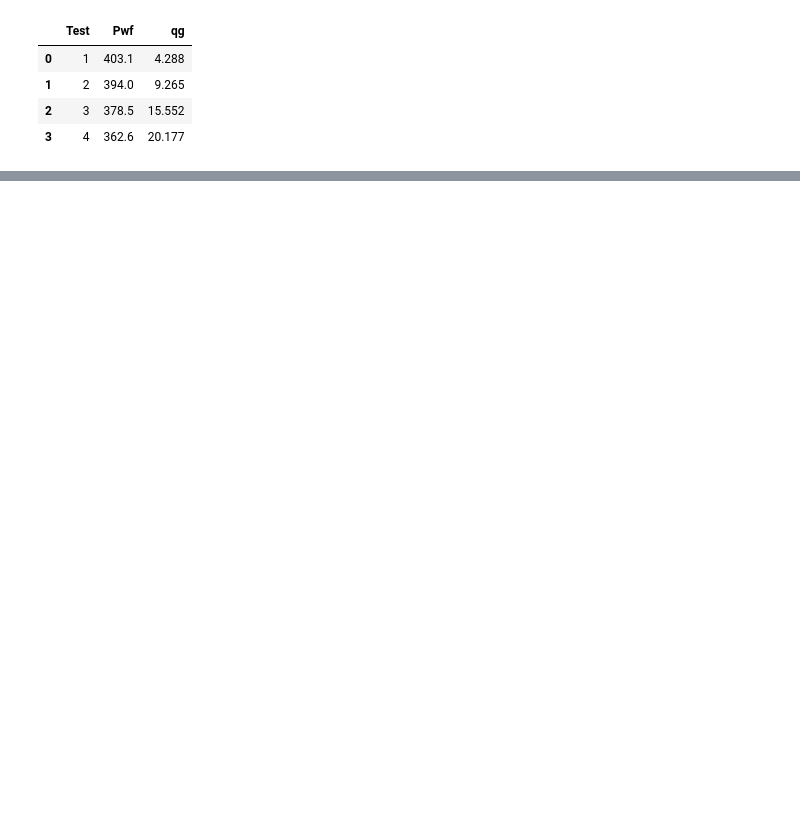
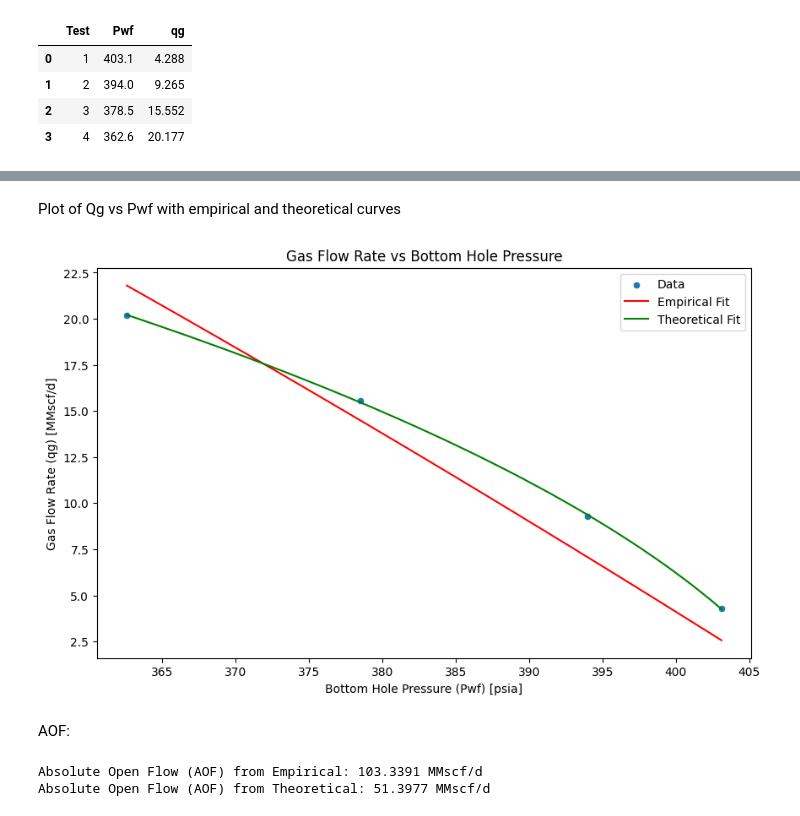
Before and after one commit to oudanny/well_testing, a Jupyter notebook: HW6_GasWellTesting.ipynb, the cells around one changed output, grey strips where cells are left out. Drawn from its saved outputs; the diff is of its cells as text; code cells hidden in the pictures; blank space fills up the shorter version.

```diff
--- a/HW6_GasWellTesting.ipynb
+++ b/HW6_GasWellTesting.ipynb
@@ -127,0 +156,33 @@ Absolute Open Flow (AOF) from Theoretical: 3243.5962 MMscf/d
+# %% [markdown]
+ Plot of Qg vs Pwf with empirical and theoretical curves
+# %%
+fig, ax = plt.subplots(figsize=(10, 6))
+sns.scatterplot(data=Test1_df,x='Pwf', y='qg', label='Data', ax=ax)
+
+Pwf_fit = np.linspace(min(Test1_df['Pwf']), max(Test1_df['Pwf']), 100)
+gas_drawdown_fit = Pavg**2 - Pwf_fit**2
+qg_empirical_fit = qg_from_empirical_deliverability(gas_drawdown_fit, C)
+qg_theoretical_fit = qg_from_theoretical_deliverability(gas_drawdown_fit, a, b)
+
+
+ax.plot(Pwf_fit, qg_empirical_fit, color='red', label='Empirical Fit')
+ax.plot(Pwf_fit, qg_theoretical_fit, color='green', label='Theoretical Fit')
+ax.set_xlabel('Bottom Hole Pressure (Pwf) [psia]')
+ax.set_ylabel('Gas Flow Rate (qg) [MMscf/d]')
+ax.set_title('Gas Flow Rate vs Bottom Hole Pressure')
+plt.legend()
+plt.show()
+# %% [output]
+[figure, added]
+# %% [markdown]
+ AOF:
+# %%
+
+AOF_from_empirical = qg_from_empirical_deliverability(Pavg**2, C)
+AOF_from_theoretical = qg_from_theoretical_deliverability(Pavg**2, a, b)
+
+print(f'Absolute Open Flow (AOF) from Empirical: {AOF_from_empirical:.4f} MMscf/d')
+print(f'Absolute Open Flow (AOF) from Theoretical: {AOF_from_theoretical:.4f} MMscf/d')
+# %% [output]
+Absolute Open Flow (AOF) from Empirical: 103.3391 MMscf/d
+Absolute Open Flow (AOF) from Theoretical: 51.3977 MMscf/d
```
Also changed, not shown: parts of 11 cells of this notebook.
